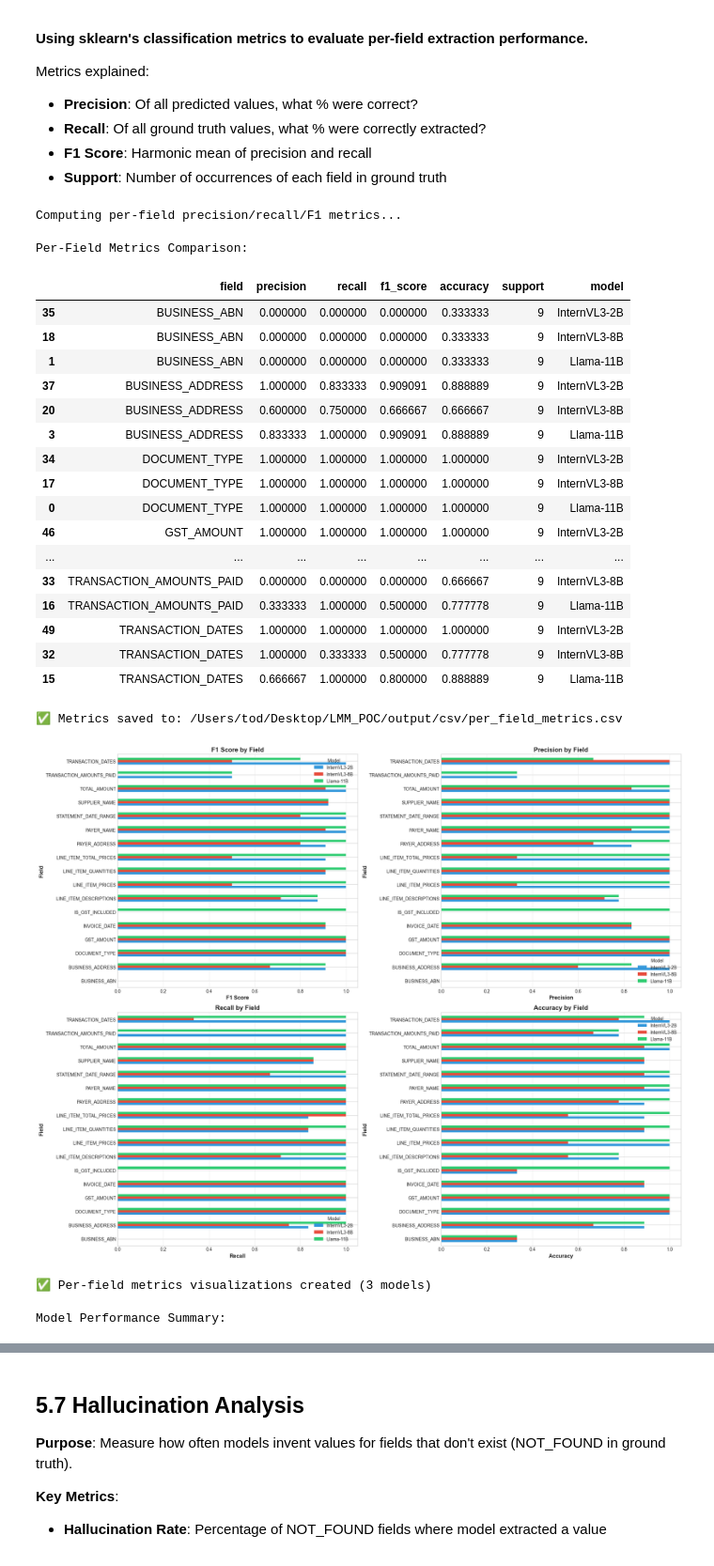
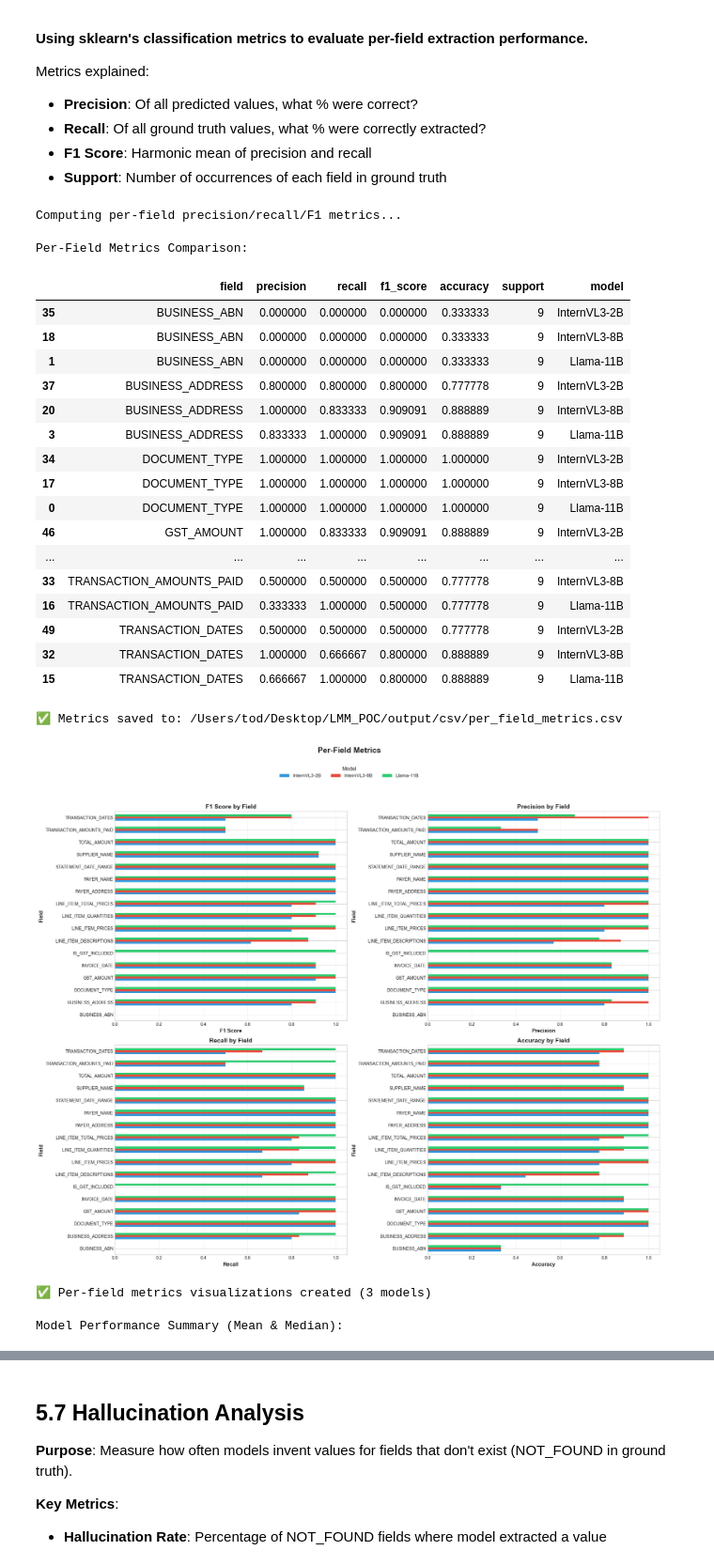
Before and after one commit to tmnestor/LMM_POC, a Jupyter notebook: notebooks_v2/model_comparison_reporter_v2.ipynb, the cells around one changed output, grey strips where cells are left out. Shown at 94% size. Cells and saved outputs as stored; diff of their text form; code cells hidden in the pictures.

```diff
--- a/notebooks_v2/model_comparison_reporter_v2.ipynb
+++ b/notebooks_v2/model_comparison_reporter_v2.ipynb
@@ -1180,7 +1190,7 @@ else:
 # Use the loaded data from cell 5
 llama_batch_df = llama_df.copy() if not llama_df.empty else pd.DataFrame()
 internvl_batch_df = internvl3_8b_df.copy() if not internvl3_8b_df.empty else pd.DataFrame()
-internvl_nq_batch_df = internvl3_5_8b_df.copy() if not internvl3_5_8b_df.empty else pd.DataFrame()
+internvl_nq_batch_df = internvl3_2b_df.copy() if not internvl3_2b_df.empty else pd.DataFrame()
 
 # Verify data is available
 if llama_batch_df.empty:
@@ -1198,9 +1208,9 @@ else:
         rprint(f"[dim]  Predicted document types: {internvl_batch_df['document_type'].value_counts().to_dict()}[/dim]")
 
 if internvl_nq_batch_df.empty:
-    rprint("[yellow]⚠️ Warning: InternVL3.5-8B batch data not loaded. Run cell 5 first.[/yellow]")
+    rprint("[yellow]⚠️ Warning: InternVL3-2B batch data not loaded. Run cell 5 first.[/yellow]")
 else:
-    rprint(f"[cyan]InternVL3.5-8B batch data: {len(internvl_nq_batch_df)} rows[/cyan]")
+    rprint(f"[cyan]InternVL3-2B batch data: {len(internvl_nq_batch_df)} rows[/cyan]")
     if 'document_type' in internvl_nq_batch_df.columns:
         rprint(f"[dim]  Predicted document types: {internvl_nq_batch_df['document_type'].value_counts().to_dict()}[/dim]")
 
@@ -1553,9 +1563,9 @@ def create_field_confusion_data(df_batch: pd.DataFrame, ground_truth_df: pd.Data
 # Create confusion data for all 3 models
 rprint("[bold cyan]Creating field-level confusion matrices...[/bold cyan]")
 
-llama_confusion = create_field_confusion_data(llama_batch_df, ground_truth, 'Llama-11B')
-internvl_confusion = create_field_confusion_data(internvl_batch_df, ground_truth, 'InternVL3-8B')
-internvl_nq_confusion = create_field_confusion_data(internvl_nq_batch_df, ground_truth, 'InternVL3-2B')
+llama_confusion = create_field_confusion_data(llama_batch_df, ground_truth, CONFIG['models']['llama']['display_name'])
+internvl_confusion = create_field_confusion_data(internvl_batch_df, ground_truth, CONFIG['models']['internvl3_8b']['display_name'])
+internvl_nq_confusion = create_field_confusion_data(internvl_nq_batch_df, ground_truth, CONFIG['models']['internvl3_2b']['display_name'])
 
 # Combine all 3 models
 all_confusion = pd.concat([llama_confusion, internvl_confusion, internvl_nq_confusion], ignore_index=True)
@@ -1596,9 +1606,9 @@ def plot_confusion_heatmap(confusion_df: pd.DataFrame, model_name: str, ax):
 # Create 3-panel heatmaps
 fig, (ax1, ax2, ax3) = plt.subplots(1, 3, figsize=(24, 12))
 
-plot_confusion_heatmap(all_confusion, 'Llama-11B', ax1)
-plot_confusion_heatmap(all_confusion, 'InternVL3-8B', ax2)
-plot_confusion_heatmap(all_confusion, 'InternVL3-2B', ax3)
+plot_confusion_heatmap(all_confusion, CONFIG['models']['llama']['display_name'], ax1)
+plot_confusion_heatmap(all_confusion, CONFIG['models']['internvl3_8b']['display_name'], ax2)
+plot_confusion_heatmap(all_confusion, CONFIG['models']['internvl3_2b']['display_name'], ax3)
 
 plt.tight_layout()
 plt.savefig(CONFIG['output_dir'].replace('/csv', '/visualizations') + '/field_confusion_heatmap.png', dpi=300, bbox_inches='tight')
@@ -1608,7 +1618,7 @@ rprint("[green]✅ Field-level confusion heatmaps created (3 models)[/green]")
 
 # Create summary statistics
 rprint("\n[bold blue]Field Confusion Summary:[/bold blue]")
-for model in ['Llama-11B', 'InternVL3-8B', 'InternVL3-2B']:
+for model in [CONFIG['models'][k]['display_name'] for k in CONFIG['models']]:
     model_data = all_confusion[all_confusion['model'] == model]
     total = model_data['count'].sum()
     correct = model_data[model_data['status'] == 'correct']['count'].sum()
@@ -1770,7 +1780,7 @@ pivot_f1.plot(kind='barh', ax=ax1, color=model_colors)
 ax1.set_title('F1 Score by Field', fontsize=14, fontweight='bold')
 ax1.set_xlabel('F1 Score', fontsize=12, fontweight='bold')
 ax1.set_ylabel('Field', fontsize=12, fontweight='bold')
-ax1.legend(title='Model')
+ax1.get_legend().remove() if ax1.get_legend() else None
 ax1.grid(axis='x', alpha=0.3)
 
 # Plot 2: Precision comparison
@@ -1780,7 +1790,7 @@ pivot_precision.plot(kind='barh', ax=ax2, color=model_colors)
 ax2.set_title('Precision by Field', fontsize=14, fontweight='bold')
 ax2.set_xlabel('Precision', fontsize=12, fontweight='bold')
 ax2.set_ylabel('Field', fontsize=12, fontweight='bold')
-ax2.legend(title='Model')
+ax2.get_legend().remove() if ax2.get_legend() else None
 ax2.grid(axis='x', alpha=0.3)
 
 # Plot 3: Recall comparison
@@ -1790,7 +1800,7 @@ pivot_recall.plot(kind='barh', ax=ax3, color=model_colors)
 ax3.set_title('Recall by Field', fontsize=14, fontweight='bold')
 ax3.set_xlabel('Recall', fontsize=12, fontweight='bold')
 ax3.set_ylabel('Field', fontsize=12, fontweight='bold')
-ax3.legend(title='Model')
+ax3.get_legend().remove() if ax3.get_legend() else None
 ax3.grid(axis='x', alpha=0.3)
 
 # Plot 4: Accuracy comparison
@@ -1798,47 +1808,63 @@ ax4 = axes[1, 1]
 pivot_accuracy = all_metrics.pivot(index='field', columns='model', values='accuracy')
 pivot_accuracy.plot(kind='barh', ax=ax4, color=model_colors)
 ax4.set_title('Accuracy by Field', fontsize=14, fontweight='bold')
 ax4.set_xlabel('Accuracy', fontsize=12, fontweight='bold')
 ax4.set_ylabel('Field', fontsize=12, fontweight='bold')
-ax4.legend(title='Model')
+ax4.get_legend().remove() if ax4.get_legend() else None
 ax4.grid(axis='x', alpha=0.3)
 
-plt.tight_layout()
+# Add main title
+fig.suptitle('Per-Field Metrics', fontsize=18, fontweight='bold', y=1.04)
+
+# Single shared legend for all subplots
+handles, labels = ax1.get_legend_handles_labels()
+fig.legend(handles, labels, title='Model', loc='upper center', bbox_to_anchor=(0.5, 1.01), ncol=3, fontsize=11, title_fontsize=12)
+
+plt.tight_layout(rect=[0, 0, 1, 0.96])  # Make room for legend at top
 plt.savefig(CONFIG['output_dir'].replace('/csv', '/visualizations') + '/per_field_metrics.png', dpi=300, bbox_inches='tight')
 plt.show()
 
 rprint("[green]✅ Per-field metrics visualizations created (3 models)[/green]")
 
-# Summary statistics
-rprint("\n[bold blue]Model Performance Summary:[/bold blue]")
+# Summary statistics - include both MEDIAN and MEAN F1
+rprint("\n[bold blue]Model Performance Summary (Mean & Median):[/bold blue]")
 summary_stats = all_metrics.groupby('model').agg({
-    'precision': 'mean',
-    'recall': 'mean',
-    'f1_score': 'mean',
-    'accuracy': 'mean'
+    'precision': ['mean', 'median'],
+    'recall': ['mean', 'median'],
+    'f1_score': ['mean', 'median'],
+    'accuracy': ['mean', 'median']
 }).round(4)
+
+# Flatten column names for display
+summary_stats.columns = [f'{col[0]}_{col[1]}' for col in summary_stats.columns]
 display(summary_stats)
+
+# Also show a simplified view highlighting F1
+rprint("\n[bold yellow]F1 Score Summary (Key Metric):[/bold yellow]")
+f1_summary = all_metrics.groupby('model')['f1_score'].agg(['mean', 'median', 'std', 'min', 'max']).round(4)
+f1_summary.columns = ['Mean F1', 'Median F1', 'Std Dev', 'Min F1', 'Max F1']
+display(f1_summary)
 # %% [output]
 Computing per-field precision/recall/F1 metrics...
 Per-Field Metrics Comparison:
 |  | field | precision | recall | f1_score | accuracy | support | model |
 | 35 | BUSINESS_ABN | 0.000000 | 0.000000 | 0.000000 | 0.333333 | 9 | InternVL3-2B |
 | 18 | BUSINESS_ABN | 0.000000 | 0.000000 | 0.000000 | 0.333333 | 9 | InternVL3-8B |
 | 1 | BUSINESS_ABN | 0.000000 | 0.000000 | 0.000000 | 0.333333 | 9 | Llama-11B |
-| 37 | BUSINESS_ADDRESS | 1.000000 | 0.833333 | 0.909091 | 0.888889 | 9 | InternVL3-2B |
-| 20 | BUSINESS_ADDRESS | 0.600000 | 0.750000 | 0.666667 | 0.666667 | 9 | InternVL3-8B |
+| 37 | BUSINESS_ADDRESS | 0.800000 | 0.800000 | 0.800000 | 0.777778 | 9 | InternVL3-2B |
+| 20 | BUSINESS_ADDRESS | 1.000000 | 0.833333 | 0.909091 | 0.888889 | 9 | InternVL3-8B |
 | 3 | BUSINESS_ADDRESS | 0.833333 | 1.000000 | 0.909091 | 0.888889 | 9 | Llama-11B |
 | 34 | DOCUMENT_TYPE | 1.000000 | 1.000000 | 1.000000 | 1.000000 | 9 | InternVL3-2B |
 | 17 | DOCUMENT_TYPE | 1.000000 | 1.000000 | 1.000000 | 1.000000 | 9 | InternVL3-8B |
 | 0 | DOCUMENT_TYPE | 1.000000 | 1.000000 | 1.000000 | 1.000000 | 9 | Llama-11B |
-| 46 | GST_AMOUNT | 1.000000 | 1.000000 | 1.000000 | 1.000000 | 9 | InternVL3-2B |
+| 46 | GST_AMOUNT | 1.000000 | 0.833333 | 0.909091 | 0.888889 | 9 | InternVL3-2B |
 | ... | ... | ... | ... | ... | ... | ... | ... |
-| 33 | TRANSACTION_AMOUNTS_PAID | 0.000000 | 0.000000 | 0.000000 | 0.666667 | 9 | InternVL3-8B |
+| 33 | TRANSACTION_AMOUNTS_PAID | 0.500000 | 0.500000 | 0.500000 | 0.777778 | 9 | InternVL3-8B |
 | 16 | TRANSACTION_AMOUNTS_PAID | 0.333333 | 1.000000 | 0.500000 | 0.777778 | 9 | Llama-11B |
-| 49 | TRANSACTION_DATES | 1.000000 | 1.000000 | 1.000000 | 1.000000 | 9 | InternVL3-2B |
-| 32 | TRANSACTION_DATES | 1.000000 | 0.333333 | 0.500000 | 0.777778 | 9 | InternVL3-8B |
+| 49 | TRANSACTION_DATES | 0.500000 | 0.500000 | 0.500000 | 0.777778 | 9 | InternVL3-2B |
+| 32 | TRANSACTION_DATES | 1.000000 | 0.666667 | 0.800000 | 0.888889 | 9 | InternVL3-8B |
 | 15 | TRANSACTION_DATES | 0.666667 | 1.000000 | 0.800000 | 0.888889 | 9 | Llama-11B |
 ✅ Metrics saved to: /Users/tod/Desktop/LMM_POC/output/csv/per_field_metrics.csv
-[figure, old version]
+[figure, new version]
 ✅ Per-field metrics visualizations created (3 models)
-Model Performance Summary:
+Model Performance Summary (Mean & Median):
```
Also changed, not shown: parts of 19 cells of this notebook, 12 other files.
